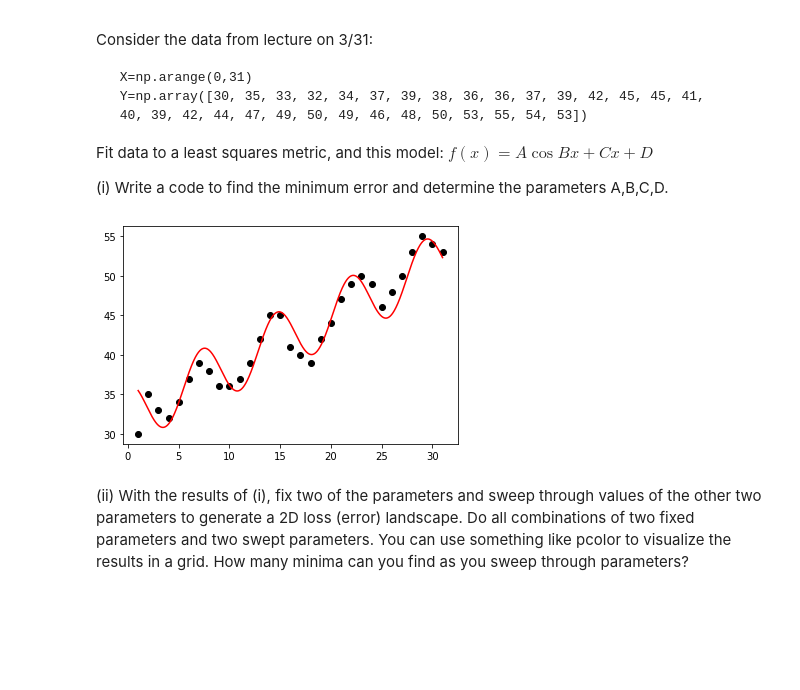
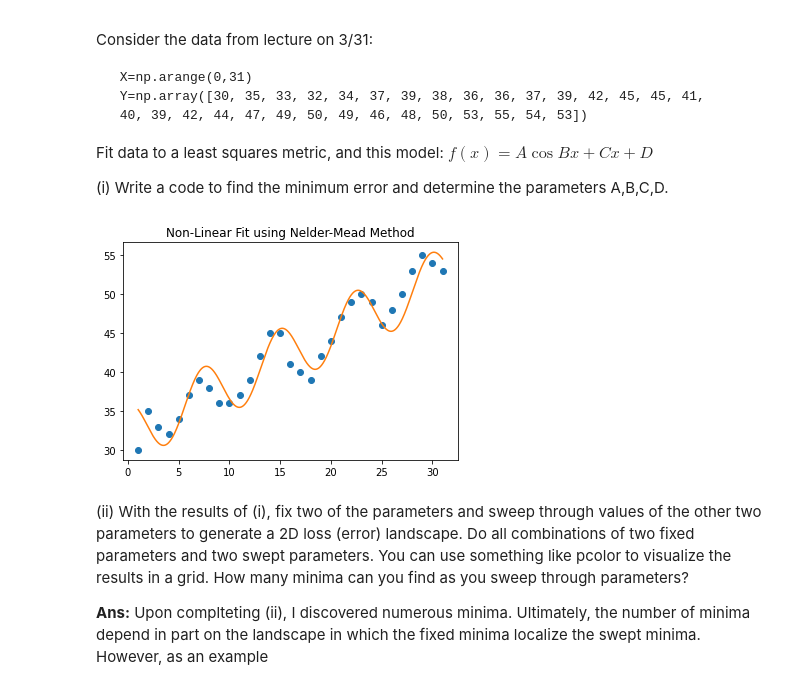
Before and after one commit to ewan-lister/EE-399, a Jupyter notebook: Homework/HW1/HW1.ipynb, the cells around one changed output. Drawn from its saved outputs; the diff is of its cells as text; code cells hidden in the pictures; blank space fills up the shorter version.

```diff
--- a/Homework/HW1/HW1.ipynb
+++ b/Homework/HW1/HW1.ipynb
@@ -30,39 +30,42 @@ X = np.arange(0,31)
 Y = np.array([30, 35, 33, 32, 34, 37, 39, 38, 36, 36, 37, 39, 42, 45, 45, 41,
      40, 39, 42, 44, 47, 49, 50, 49, 46, 48, 50, 53, 55, 54, 53])
 
 # number of inputs
 num_in = len(Y)
 
 # proposed fit for data
 # accepts input value as well as models parameters (floats)
-def model(x, c):
+def model_1(x, c):
     y = c[0] * np.cos(c[1] * x) + (c[2] * x) + c[3]
     return y
 
 # define the objective function for optimization
 def error(c, x, y, num_in):
-    e2 = np.sqrt((np.sum(model(x, c) - y) ** 2) / num_in)
+    e2 = np.sqrt((np.sum(model_1(x, c) - y) ** 2) / num_in)
     return e2
 
 # set the initial guess for the parameters
-c0 = np.array([4, np.pi/3.5, 0.6, 30])
+c0 = np.array([4, np.pi/3.5, 0.6, 29])
 
 # perform optimization
 res = opt.minimize(error, c0, args=(np.arange(1,num_in + 1), Y, num_in), method='Nelder-Mead')
 
 # get the optimized parameters
 c = res.x
 
 # generate the data for plotting
 tt = np.arange(1, num_in + 0.01, 0.01)
 yfit = (c[0]*np.cos(c[1]*tt)+(c[2] * tt) + c[3])
 
 # plot the raw data and the fitted curve
-plt.plot(np.arange(1, num_in + 1), Y, 'ko')
-plt.plot(tt, yfit, 'r-')
+plt.plot(np.arange(1, num_in + 1), Y, 'o', label='data')
+plt.plot(tt, yfit, label='fit')
+plt.title('Non-Linear Fit using Nelder-Mead Method')
 plt.show()
 # %% [output]
-[figure, old version]
+[figure, new version]
 # %% [markdown]
 (ii) With the results of (i), fix two of the parameters and sweep through values of the other two parameters to generate a 2D loss (error) landscape. Do all combinations of two fixed parameters and two swept parameters. You can use something like pcolor to visualize the results in a grid. How many minima can you find as you sweep through parameters?
+
+**Ans:** Upon complteting (ii), I discovered numerous minima. Ultimately, the number of minima depend in part on the landscape in which the fixed minima localize the swept minima. However, as an example
 # %%
```
Also changed, not shown: parts of 6 cells of this notebook.
